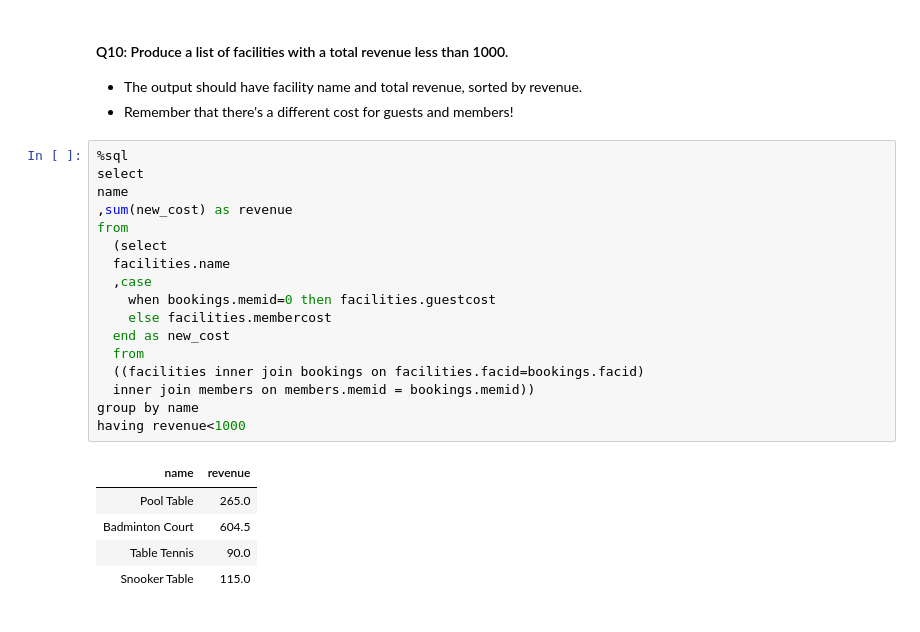
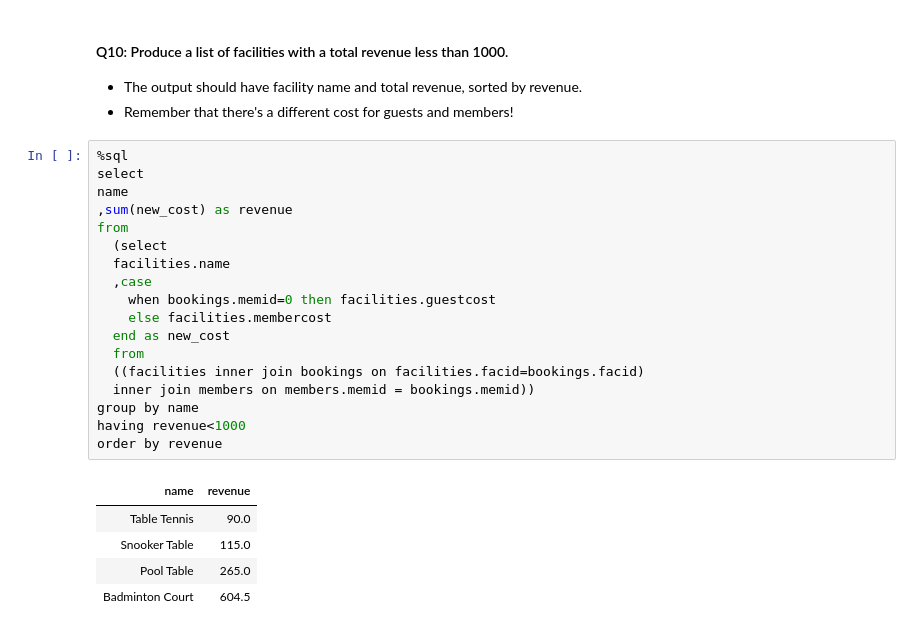
Before and after one commit to fanglidayan/machine_learning_projects, a Jupyter notebook: mec-5.6.6-sql-with-spark-mini-project/Mini_Project_SQL_with_Spark.ipynb, the cells around one changed output. Drawn from its saved outputs; the diff is of its cells as text.

```diff
--- a/mec-5.6.6-sql-with-spark-mini-project/Mini_Project_SQL_with_Spark.ipynb
+++ b/mec-5.6.6-sql-with-spark-mini-project/Mini_Project_SQL_with_Spark.ipynb
@@ -327,23 +327,24 @@ where new_cost>30
 # %%
 %sql
 select
 name
 ,sum(new_cost) as revenue
 from
   (select
   facilities.name
   ,case
     when bookings.memid=0 then facilities.guestcost
     else facilities.membercost
   end as new_cost
   from
   ((facilities inner join bookings on facilities.facid=bookings.facid)
   inner join members on members.memid = bookings.memid))
 group by name
 having revenue<1000
+order by revenue
 # %% [output]
 | name | revenue |
+| Table Tennis | 90.0 |
+| Snooker Table | 115.0 |
 | Pool Table | 265.0 |
 | Badminton Court | 604.5 |
-| Table Tennis | 90.0 |
-| Snooker Table | 115.0 |
```
